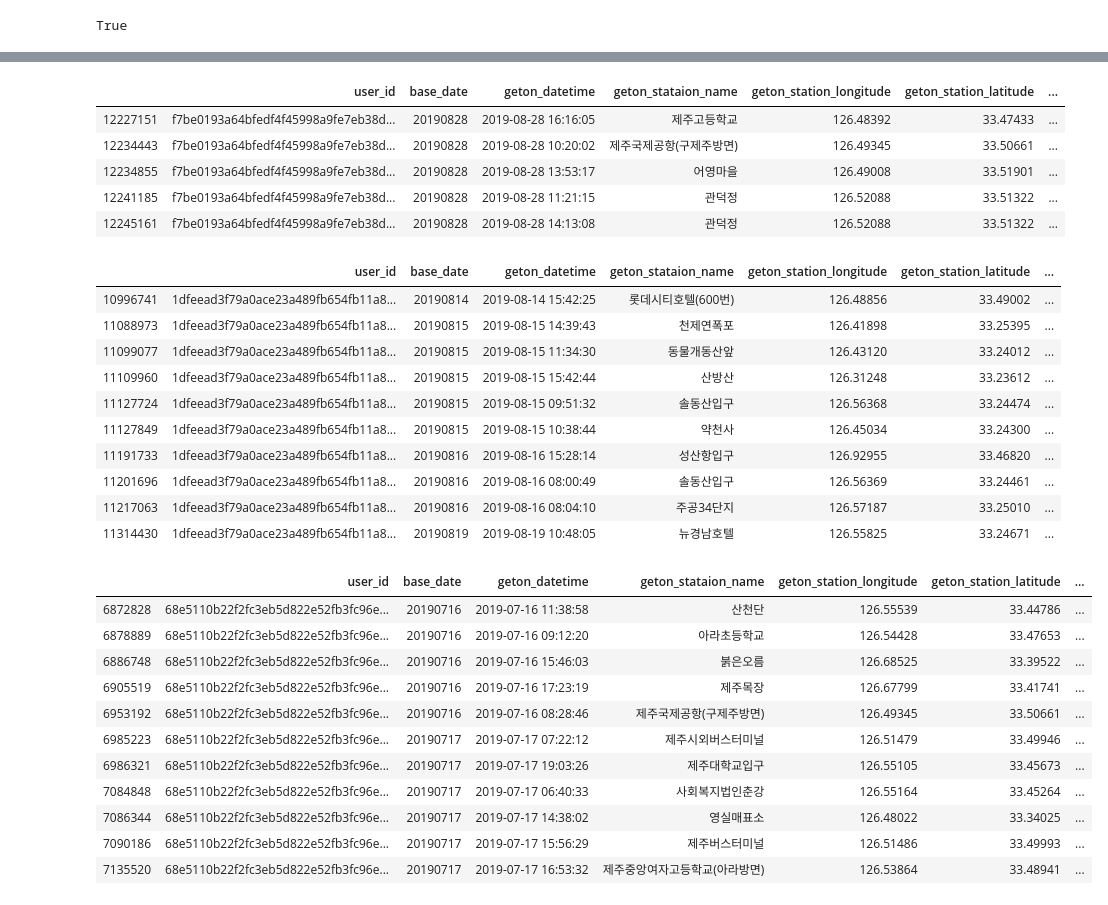
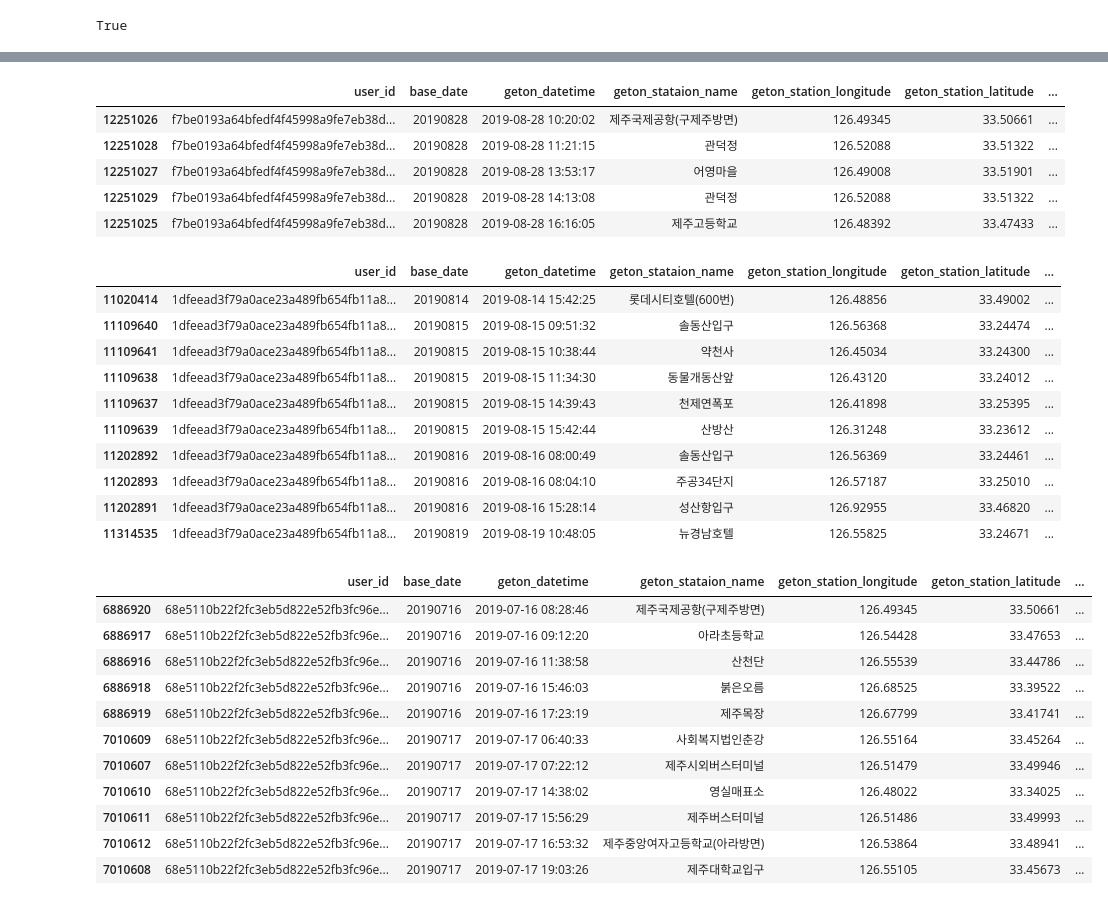
Before and after one commit to unique-chan/Tourist-Identification-V1, a Jupyter notebook: Extracting-Visitors-Records-From-Jeju-Bus-Data.ipynb, the cells around one changed output, grey strips where cells are left out. Drawn from its saved outputs; the diff is of its cells as text; code cells hidden in the pictures.

```diff
--- a/Extracting-Visitors-Records-From-Jeju-Bus-Data.ipynb
+++ b/Extracting-Visitors-Records-From-Jeju-Bus-Data.ipynb
@@ -2,0 +28,14 @@
+# %%
+path = 'c:/tb_bus_user_usage'
+if not os.path.isdir(path):
+    print("path doesn't exist")
+    os.sys.exit(-1)
+
+fname_list = os.listdir(path)
+usecols = [user_id, base_date, geton_datetime, geton_station_name, geton_station_longitude, geton_station_latitude,
+           getoff_datetime, getoff_station_name, getoff_station_longitude, getoff_station_latitude]
+
+M = pd.read_csv(path + '/' + fname_list[0], usecols=usecols, low_memory=False, encoding = "cp949") #, dtype=dtype)
+for fname in tqdm(fname_list[1:]):
+    temp_df = pd.read_csv(path + '/' + fname, usecols=usecols, low_memory=False, encoding = "cp949") #, dtype=dtype)
+    M = pd.concat([M, temp_df], sort=False, ignore_index=True)
@@ -2,0 +44,7 @@
+# %%
+# datetime64로 형 변환 # M[base_date] = pd.to_datetime(M[base_date], format='%Y%m%d')
+datetime_cols = [geton_datetime, getoff_datetime]
+for col in tqdm(datetime_cols):
+    M[col] = pd.to_datetime(M[col], format='%Y%m%d%H%M%S')
+
+print('추출 전 user_id의 개수', len(M[user_id]))
@@ -164,44 +180,44 @@ M.query('{} == "{}"'.format(user_id,
 # %%
 M.query('{} == "{}"'.format(user_id,
-                           'f7be0193a64bfedf4f45998a9fe7eb38dd3875c1b6fd10494887ebb5e470023b'))
+                           'f7be0193a64bfedf4f45998a9fe7eb38dd3875c1b6fd10494887ebb5e470023b')).sort_values(by="geton_datetime")
 # %% [output]
 |  | user_id | base_date | geton_datetime | geton_stataion_name | geton_station_longitude | geton_station_latitude | ... |
-| 12227151 | f7be0193a64bfedf4f45998a9fe7eb38d... | 20190828 | 2019-08-28 16:16:05 | 제주고등학교 | 126.48392 | 33.47433 | ... |
-| 12234443 | f7be0193a64bfedf4f45998a9fe7eb38d... | 20190828 | 2019-08-28 10:20:02 | 제주국제공항(구제주방면) | 126.49345 | 33.50661 | ... |
-| 12234855 | f7be0193a64bfedf4f45998a9fe7eb38d... | 20190828 | 2019-08-28 13:53:17 | 어영마을 | 126.49008 | 33.51901 | ... |
-| 12241185 | f7be0193a64bfedf4f45998a9fe7eb38d... | 20190828 | 2019-08-28 11:21:15 | 관덕정 | 126.52088 | 33.51322 | ... |
-| 12245161 | f7be0193a64bfedf4f45998a9fe7eb38d... | 20190828 | 2019-08-28 14:13:08 | 관덕정 | 126.52088 | 33.51322 | ... |
+| 12251026 | f7be0193a64bfedf4f45998a9fe7eb38d... | 20190828 | 2019-08-28 10:20:02 | 제주국제공항(구제주방면) | 126.49345 | 33.50661 | ... |
+| 12251028 | f7be0193a64bfedf4f45998a9fe7eb38d... | 20190828 | 2019-08-28 11:21:15 | 관덕정 | 126.52088 | 33.51322 | ... |
+| 12251027 | f7be0193a64bfedf4f45998a9fe7eb38d... | 20190828 | 2019-08-28 13:53:17 | 어영마을 | 126.49008 | 33.51901 | ... |
+| 12251029 | f7be0193a64bfedf4f45998a9fe7eb38d... | 20190828 | 2019-08-28 14:13:08 | 관덕정 | 126.52088 | 33.51322 | ... |
+| 12251025 | f7be0193a64bfedf4f45998a9fe7eb38d... | 20190828 | 2019-08-28 16:16:05 | 제주고등학교 | 126.48392 | 33.47433 | ... |
 # %%
 M.query('{} == "{}"'.format(user_id,
-                           '1dfeead3f79a0ace23a489fb654fb11a8d45b3cd44adeb8e8822b47397cf3e11'))
+                           '1dfeead3f79a0ace23a489fb654fb11a8d45b3cd44adeb8e8822b47397cf3e11')).sort_values(by="geton_datetime")
 # %% [output]
 |  | user_id | base_date | geton_datetime | geton_stataion_name | geton_station_longitude | geton_station_latitude | ... |
-| 10996741 | 1dfeead3f79a0ace23a489fb654fb11a8... | 20190814 | 2019-08-14 15:42:25 | 롯데시티호텔(600번) | 126.48856 | 33.49002 | ... |
-| 11088973 | 1dfeead3f79a0ace23a489fb654fb11a8... | 20190815 | 2019-08-15 14:39:43 | 천제연폭포 | 126.41898 | 33.25395 | ... |
-| 11099077 | 1dfeead3f79a0ace23a489fb654fb11a8... | 20190815 | 2019-08-15 11:34:30 | 동물개동산앞 | 126.43120 | 33.24012 | ... |
-| 11109960 | 1dfeead3f79a0ace23a489fb654fb11a8... | 20190815 | 2019-08-15 15:42:44 | 산방산 | 126.31248 | 33.23612 | ... |
-| 11127724 | 1dfeead3f79a0ace23a489fb654fb11a8... | 20190815 | 2019-08-15 09:51:32 | 솔동산입구 | 126.56368 | 33.24474 | ... |
-| 11127849 | 1dfeead3f79a0ace23a489fb654fb11a8... | 20190815 | 2019-08-15 10:38:44 | 약천사 | 126.45034 | 33.24300 | ... |
-| 11191733 | 1dfeead3f79a0ace23a489fb654fb11a8... | 20190816 | 2019-08-16 15:28:14 | 성산항입구 | 126.92955 | 33.46820 | ... |
-| 11201696 | 1dfeead3f79a0ace23a489fb654fb11a8... | 20190816 | 2019-08-16 08:00:49 | 솔동산입구 | 126.56369 | 33.24461 | ... |
-| 11217063 | 1dfeead3f79a0ace23a489fb654fb11a8... | 20190816 | 2019-08-16 08:04:10 | 주공34단지 | 126.57187 | 33.25010 | ... |
-| 11314430 | 1dfeead3f79a0ace23a489fb654fb11a8... | 20190819 | 2019-08-19 10:48:05 | 뉴경남호텔 | 126.55825 | 33.24671 | ... |
+| 11020414 | 1dfeead3f79a0ace23a489fb654fb11a8... | 20190814 | 2019-08-14 15:42:25 | 롯데시티호텔(600번) | 126.48856 | 33.49002 | ... |
+| 11109640 | 1dfeead3f79a0ace23a489fb654fb11a8... | 20190815 | 2019-08-15 09:51:32 | 솔동산입구 | 126.56368 | 33.24474 | ... |
+| 11109641 | 1dfeead3f79a0ace23a489fb654fb11a8... | 20190815 | 2019-08-15 10:38:44 | 약천사 | 126.45034 | 33.24300 | ... |
+| 11109638 | 1dfeead3f79a0ace23a489fb654fb11a8... | 20190815 | 2019-08-15 11:34:30 | 동물개동산앞 | 126.43120 | 33.24012 | ... |
+| 11109637 | 1dfeead3f79a0ace23a489fb654fb11a8... | 20190815 | 2019-08-15 14:39:43 | 천제연폭포 | 126.41898 | 33.25395 | ... |
+| 11109639 | 1dfeead3f79a0ace23a489fb654fb11a8... | 20190815 | 2019-08-15 15:42:44 | 산방산 | 126.31248 | 33.23612 | ... |
+| 11202892 | 1dfeead3f79a0ace23a489fb654fb11a8... | 20190816 | 2019-08-16 08:00:49 | 솔동산입구 | 126.56369 | 33.24461 | ... |
+| 11202893 | 1dfeead3f79a0ace23a489fb654fb11a8... | 20190816 | 2019-08-16 08:04:10 | 주공34단지 | 126.57187 | 33.25010 | ... |
+| 11202891 | 1dfeead3f79a0ace23a489fb654fb11a8... | 20190816 | 2019-08-16 15:28:14 | 성산항입구 | 126.92955 | 33.46820 | ... |
+| 11314535 | 1dfeead3f79a0ace23a489fb654fb11a8... | 20190819 | 2019-08-19 10:48:05 | 뉴경남호텔 | 126.55825 | 33.24671 | ... |
 # %%
 M.query('{} == "{}"'.format(user_id,
-                           '68e5110b22f2fc3eb5d822e52fb3fc96e85f13ecdd25f4fa4afe6255d7b33d58'))
+                           '68e5110b22f2fc3eb5d822e52fb3fc96e85f13ecdd25f4fa4afe6255d7b33d58')).sort_values(by="geton_datetime")
 # %% [output]
 |  | user_id | base_date | geton_datetime | geton_stataion_name | geton_station_longitude | geton_station_latitude | ... |
-| 6872828 | 68e5110b22f2fc3eb5d822e52fb3fc96e... | 20190716 | 2019-07-16 11:38:58 | 산천단 | 126.55539 | 33.44786 | ... |
-| 6878889 | 68e5110b22f2fc3eb5d822e52fb3fc96e... | 20190716 | 2019-07-16 09:12:20 | 아라초등학교 | 126.54428 | 33.47653 | ... |
-| 6886748 | 68e5110b22f2fc3eb5d822e52fb3fc96e... | 20190716 | 2019-07-16 15:46:03 | 붉은오름 | 126.68525 | 33.39522 | ... |
-| 6905519 | 68e5110b22f2fc3eb5d822e52fb3fc96e... | 20190716 | 2019-07-16 17:23:19 | 제주목장 | 126.67799 | 33.41741 | ... |
-| 6953192 | 68e5110b22f2fc3eb5d822e52fb3fc96e... | 20190716 | 2019-07-16 08:28:46 | 제주국제공항(구제주방면) | 126.49345 | 33.50661 | ... |
-| 6985223 | 68e5110b22f2fc3eb5d822e52fb3fc96e... | 20190717 | 2019-07-17 07:22:12 | 제주시외버스터미널 | 126.51479 | 33.49946 | ... |
-| 6986321 | 68e5110b22f2fc3eb5d822e52fb3fc96e... | 20190717 | 2019-07-17 19:03:26 | 제주대학교입구 | 126.55105 | 33.45673 | ... |
-| 7084848 | 68e5110b22f2fc3eb5d822e52fb3fc96e... | 20190717 | 2019-07-17 06:40:33 | 사회복지법인춘강 | 126.55164 | 33.45264 | ... |
-| 7086344 | 68e5110b22f2fc3eb5d822e52fb3fc96e... | 20190717 | 2019-07-17 14:38:02 | 영실매표소 | 126.48022 | 33.34025 | ... |
-| 7090186 | 68e5110b22f2fc3eb5d822e52fb3fc96e... | 20190717 | 2019-07-17 15:56:29 | 제주버스터미널 | 126.51486 | 33.49993 | ... |
-| 7135520 | 68e5110b22f2fc3eb5d822e52fb3fc96e... | 20190717 | 2019-07-17 16:53:32 | 제주중앙여자고등학교(아라방면) | 126.53864 | 33.48941 | ... |
+| 6886920 | 68e5110b22f2fc3eb5d822e52fb3fc96e... | 20190716 | 2019-07-16 08:28:46 | 제주국제공항(구제주방면) | 126.49345 | 33.50661 | ... |
+| 6886917 | 68e5110b22f2fc3eb5d822e52fb3fc96e... | 20190716 | 2019-07-16 09:12:20 | 아라초등학교 | 126.54428 | 33.47653 | ... |
+| 6886916 | 68e5110b22f2fc3eb5d822e52fb3fc96e... | 20190716 | 2019-07-16 11:38:58 | 산천단 | 126.55539 | 33.44786 | ... |
+| 6886918 | 68e5110b22f2fc3eb5d822e52fb3fc96e... | 20190716 | 2019-07-16 15:46:03 | 붉은오름 | 126.68525 | 33.39522 | ... |
+| 6886919 | 68e5110b22f2fc3eb5d822e52fb3fc96e... | 20190716 | 2019-07-16 17:23:19 | 제주목장 | 126.67799 | 33.41741 | ... |
+| 7010609 | 68e5110b22f2fc3eb5d822e52fb3fc96e... | 20190717 | 2019-07-17 06:40:33 | 사회복지법인춘강 | 126.55164 | 33.45264 | ... |
+| 7010607 | 68e5110b22f2fc3eb5d822e52fb3fc96e... | 20190717 | 2019-07-17 07:22:12 | 제주시외버스터미널 | 126.51479 | 33.49946 | ... |
+| 7010610 | 68e5110b22f2fc3eb5d822e52fb3fc96e... | 20190717 | 2019-07-17 14:38:02 | 영실매표소 | 126.48022 | 33.34025 | ... |
+| 7010611 | 68e5110b22f2fc3eb5d822e52fb3fc96e... | 20190717 | 2019-07-17 15:56:29 | 제주버스터미널 | 126.51486 | 33.49993 | ... |
+| 7010612 | 68e5110b22f2fc3eb5d822e52fb3fc96e... | 20190717 | 2019-07-17 16:53:32 | 제주중앙여자고등학교(아라방면) | 126.53864 | 33.48941 | ... |
+| 7010608 | 68e5110b22f2fc3eb5d822e52fb3fc96e... | 20190717 | 2019-07-17 19:03:26 | 제주대학교입구 | 126.55105 | 33.45673 | ... |
 # %%
 M.query('{} == "{}"'.format(user_id,
                            'a6583c22116492a72c059e41272ef7aacdc29f6e9138ede6cf5142c26d780fb4'))
```
Also changed, not shown: parts of 18 cells of this notebook, 1 other file.
